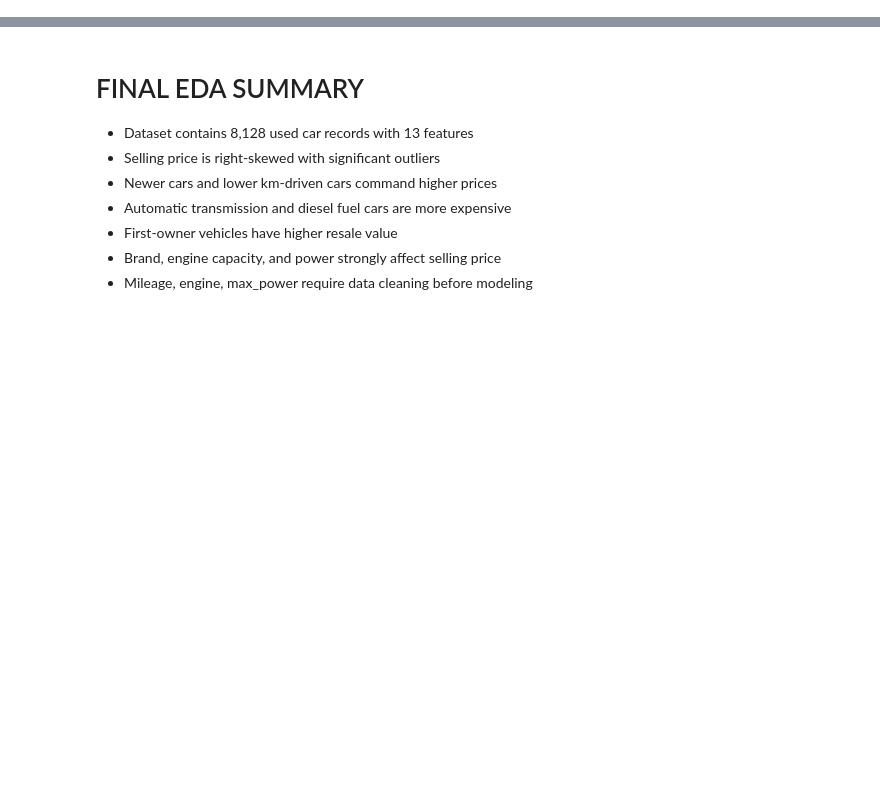
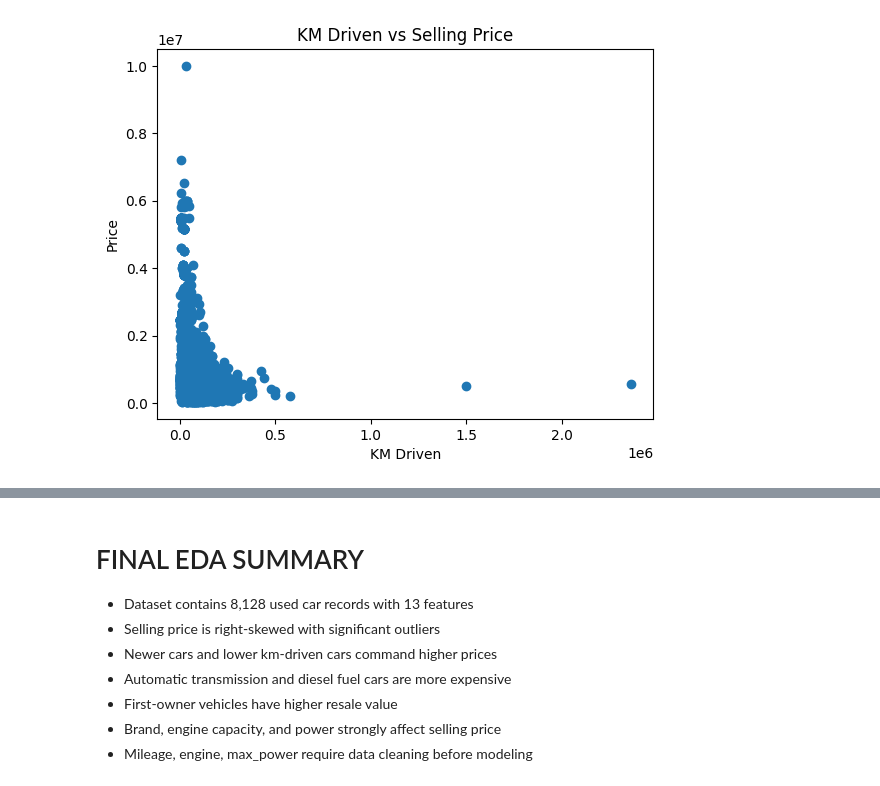
Before and after one commit to subozlame/carprices, a Jupyter notebook: eda.ipynb, the cells around one changed output, grey strips where cells are left out. Drawn from its saved outputs; the diff is of its cells as text; code cells hidden in the pictures; blank space fills up the shorter version.

```diff
--- a/eda.ipynb
+++ b/eda.ipynb
@@ -170,0 +108,9 @@ plt.show()
+# %%
+plt.figure()
+plt.scatter(df['km_driven'], df['selling_price'])
+plt.title("KM Driven vs Selling Price")
+plt.xlabel("KM Driven")
+plt.ylabel("Price")
+plt.show()
+# %% [output]
+[figure, added]
```
Also changed, not shown: parts of 49 cells of this notebook.
